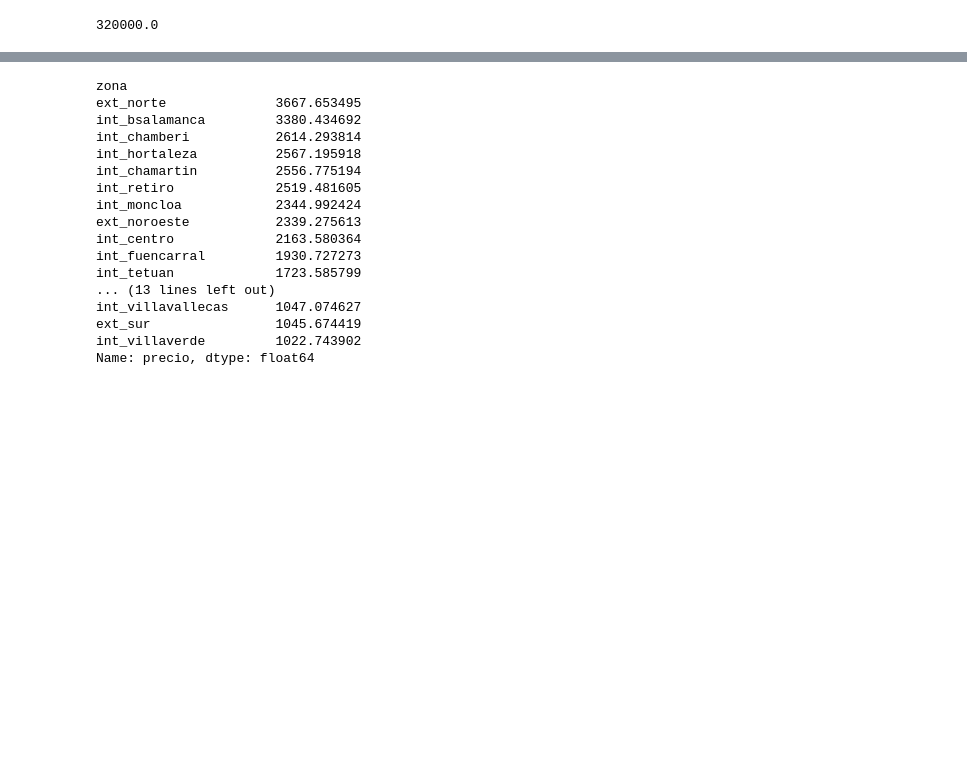
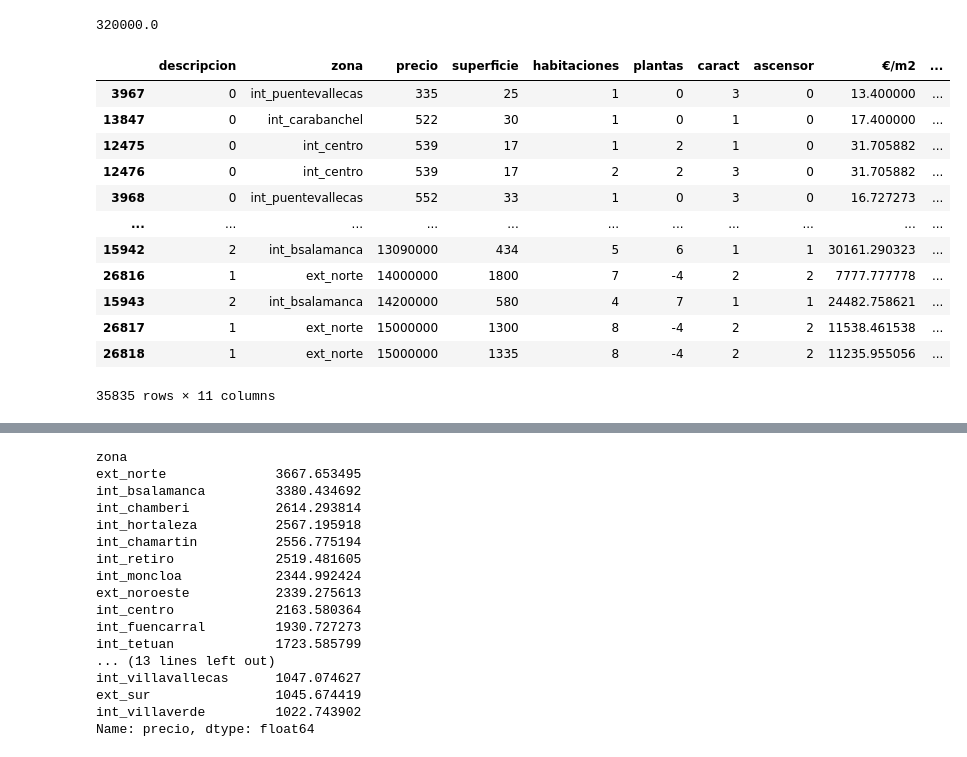
Before and after one commit to Gbau11/Analisis-de-la-vivienda-Idealista, a Jupyter notebook: jupyter/analisis_exploratorio/analisis_explo.ipynb, the cells around one changed output, grey strips where cells are left out. Cells and saved outputs as stored; diff of their text form; code cells hidden in the pictures; blank space fills up the shorter version.

```diff
--- a/jupyter/analisis_exploratorio/analisis_explo.ipynb
+++ b/jupyter/analisis_exploratorio/analisis_explo.ipynb
@@ -433,3 +459,19 @@ mad_total.precio.mean()
 mad_total.precio.median()
 # %% [output]
 320000.0
+# %%
+mad_total.sort_values(by='precio')
+# %% [output]
+|  | descripcion | zona | precio | superficie | habitaciones | plantas | caract | ascensor | €/m2 | ... |
+| 3967 | 0 | int_puentevallecas | 335 | 25 | 1 | 0 | 3 | 0 | 13.400000 | ... |
+| 13847 | 0 | int_carabanchel | 522 | 30 | 1 | 0 | 1 | 0 | 17.400000 | ... |
+| 12475 | 0 | int_centro | 539 | 17 | 1 | 2 | 1 | 0 | 31.705882 | ... |
+| 12476 | 0 | int_centro | 539 | 17 | 2 | 2 | 3 | 0 | 31.705882 | ... |
+| 3968 | 0 | int_puentevallecas | 552 | 33 | 1 | 0 | 3 | 0 | 16.727273 | ... |
+| ... | ... | ... | ... | ... | ... | ... | ... | ... | ... | ... |
+| 15942 | 2 | int_bsalamanca | 13090000 | 434 | 5 | 6 | 1 | 1 | 30161.290323 | ... |
+| 26816 | 1 | ext_norte | 14000000 | 1800 | 7 | -4 | 2 | 2 | 7777.777778 | ... |
+| 15943 | 2 | int_bsalamanca | 14200000 | 580 | 4 | 7 | 1 | 1 | 24482.758621 | ... |
+| 26817 | 1 | ext_norte | 15000000 | 1300 | 8 | -4 | 2 | 2 | 11538.461538 | ... |
+| 26818 | 1 | ext_norte | 15000000 | 1335 | 8 | -4 | 2 | 2 | 11235.955056 | ... |
+35835 rows × 11 columns
```
Also changed, not shown: parts of 7 cells of this notebook, 2 other files.
